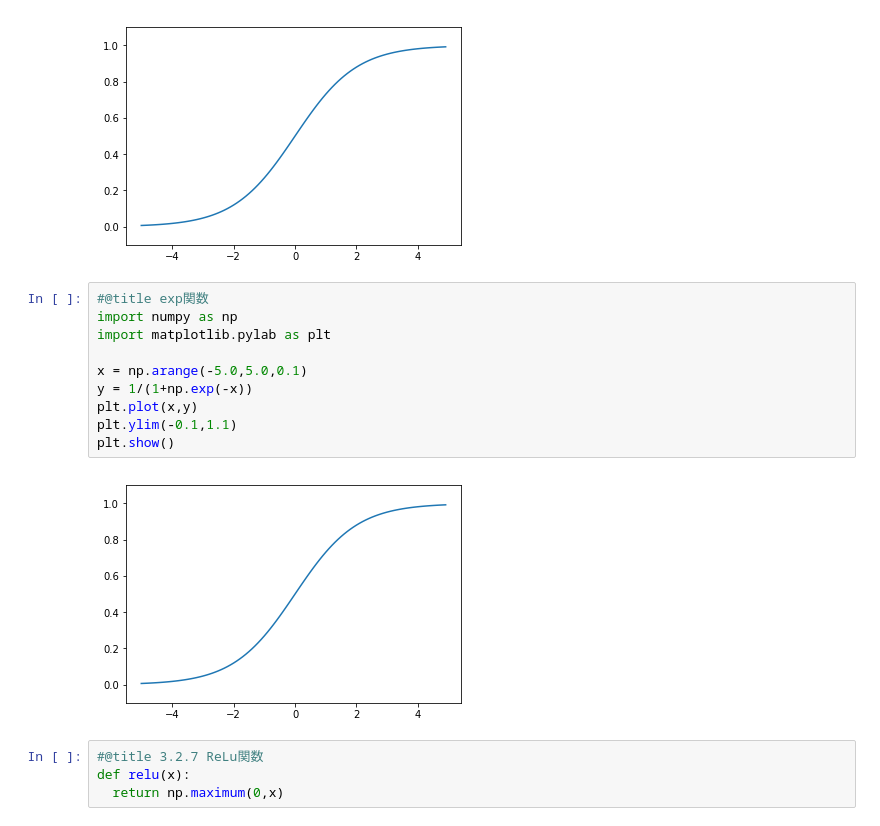
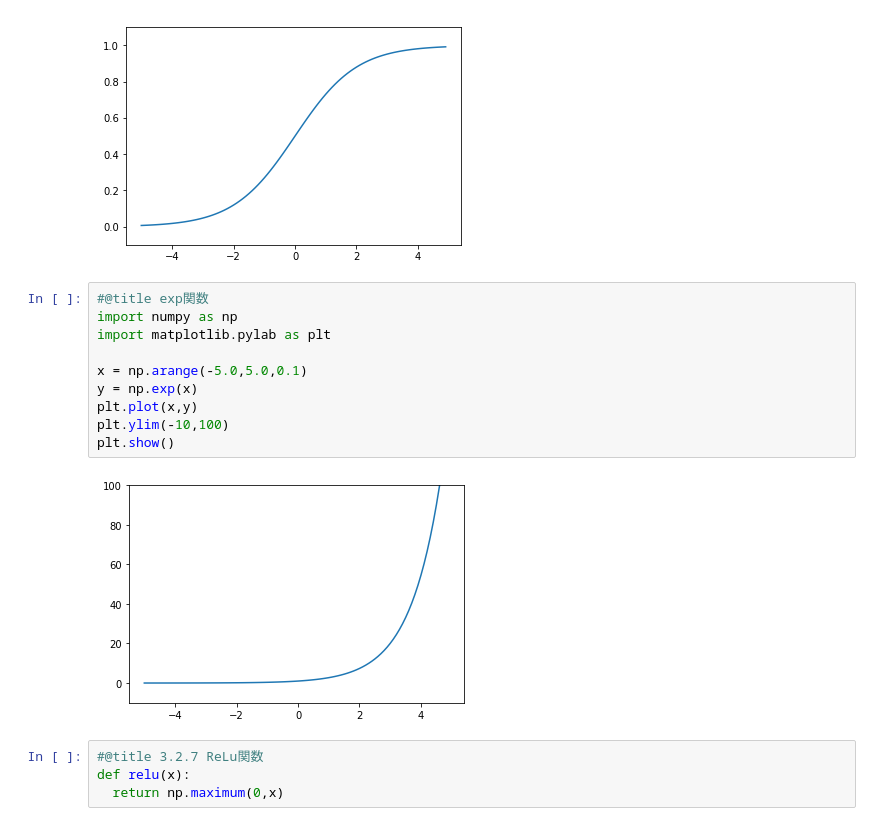
Before and after one commit to yoshichikaGithub/test, a Jupyter notebook: chapter3_edit.ipynb, the cells around one changed output. Cells and saved outputs as stored; diff of their text form.

```diff
--- a/chapter3_edit.ipynb
+++ b/chapter3_edit.ipynb
@@ -76,15 +76,15 @@ plt.show()
 # %%
 #@title exp関数
 import numpy as np
 import matplotlib.pylab as plt
 
 x = np.arange(-5.0,5.0,0.1)
-y = 1/(1+np.exp(-x))
+y = np.exp(x)
 plt.plot(x,y)
-plt.ylim(-0.1,1.1)
+plt.ylim(-10,100)
 plt.show()
 # %% [output]
-[figure, old version]
+[figure, new version]
 # %%
 #@title 3.2.7 ReLu関数
 def relu(x):
```
